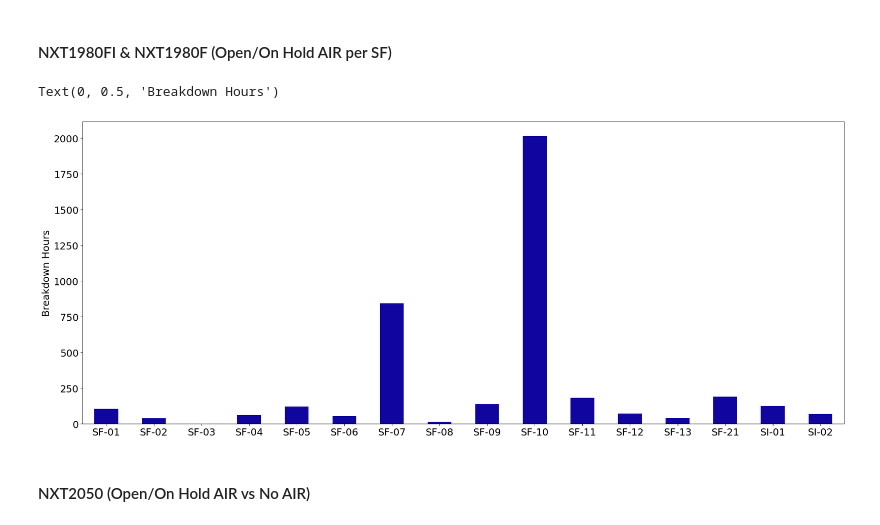
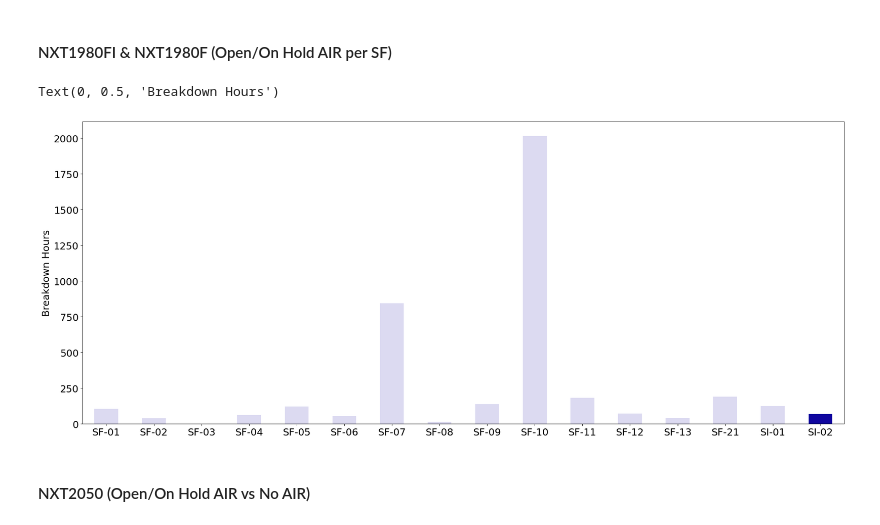
Before and after one commit to thomasinclair/NXT4-CoT-Project, a Jupyter notebook: cabin.ipynb, the cells around one changed output. Cells and saved outputs as stored; diff of their text form; code cells hidden in the pictures.

```diff
--- a/cabin.ipynb
+++ b/cabin.ipynb
@@ -286,37 +240,37 @@ plt.show()
 # %%
 cabin_data.loc[
     (cabin_data['MACHINE_TYPE'].isin(['NXT1980FI','NXT1980F'])) &
     (cabin_data['Sector'] == 'DE Breakdown') &
     (cabin_data['AIR_bucket'] == 'Open/On Hold AIR')
 ].groupby('SF')['BREAKDOWN_DURATION_HRS'].sum().plot.bar(
     stacked=True,
     figsize=(25,10),
     color=[
-        # '#10069F25',
-        # '#10069F25',
-        # '#10069F25',
-        # '#10069F25',
-        # '#10069F25',
-        # '#10069F25',
-        # '#10069F25',
-        # '#10069F25',
-        # '#10069F25',
-        # '#10069F25',
-        # '#10069F25',
-        # '#10069F25',
-        # '#10069F25',
-        # '#10069F25',
-        # '#10069F25',
-        # '#10069F25',
-        '#10069F'
+        '#10069F25',
+        '#10069F25',
+        '#10069F25',
+        '#10069F25',
+        '#10069F25',
+        '#10069F25',
+        '#10069F25',
+        '#10069F25',
+        '#10069F25',
+        '#10069F25',
+        '#10069F25',
+        '#10069F25',
+        '#10069F25',
+        '#10069F25',
+        '#10069F25',
+        '#10069F',
+        '#10069F25'
            ],
     rot=0,
     xlabel = '',
     fontsize=18
 ).set_ylabel('Breakdown Hours', fontsize=18)
 # %% [output]
 Text(0, 0.5, 'Breakdown Hours')
-[figure, old version]
+[figure, new version]
 # %% [markdown]
 #### NXT2050 (Open/On Hold AIR vs No AIR)
 # %%
```
Also changed, not shown: parts of 2 cells of this notebook.
